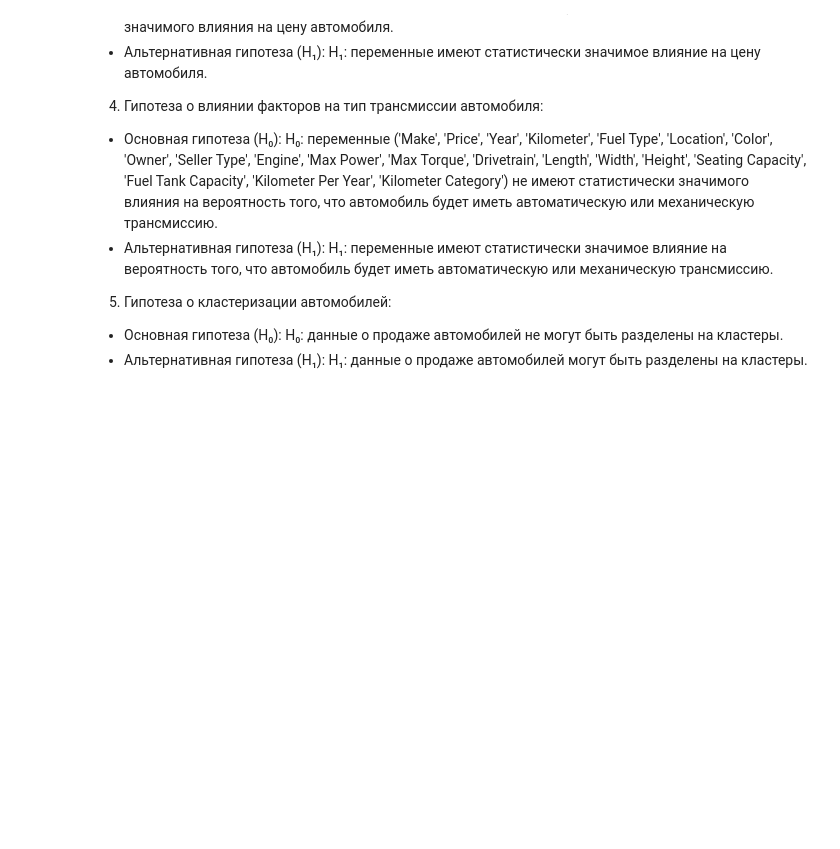
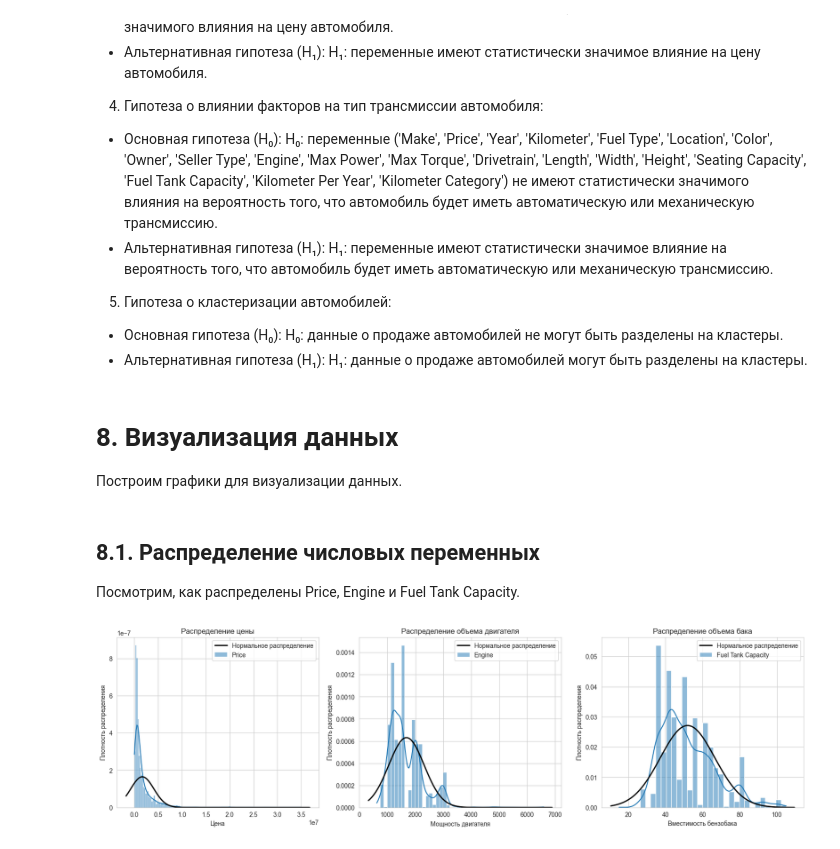
Before and after one commit to brshtsk/hell-in-python, a Jupyter notebook: Проект-авто.ipynb, the cells around one changed output. Drawn from its saved outputs; the diff is of its cells as text; code cells hidden in the pictures; blank space fills up the shorter version.

```diff
--- a/Проект-авто.ipynb
+++ b/Проект-авто.ipynb
@@ -226,7 +227,8 @@ df['Kilometer Per Year'] = df['Kilometer'] / (max_year + 1 - df['Year'])
 - Машина с пробегом от 1000 до 10000 км - почти новая
 - Машина с пробегом от 10000 - б/у
 # %%
-df['Kilometer Category'] = pd.cut(df['Kilometer'], bins=[-1, 1000, 10000, df['Kilometer'].max()], labels=['New', 'Almost New', 'Used'])
+df['Kilometer Category'] = pd.cut(df['Kilometer'], bins=[-1, 1000, 10000, df['Kilometer'].max()],
+                                  labels=['New', 'Almost New', 'Used'])
 # %%
 df
 # %% [output]
@@ -302,3 +304,41 @@ H₁: переменные имеют статистически значимо
 H₀: данные о продаже автомобилей не могут быть разделены на кластеры.
 - Альтернативная гипотеза (H₁):
 H₁: данные о продаже автомобилей могут быть разделены на кластеры.
+# %% [markdown]
+# 8. Визуализация данных
+
+Построим графики для визуализации данных.
+# %% [markdown]
+## 8.1. Распределение числовых переменных
+
+Посмотрим, как распределены Price, Engine и Fuel Tank Capacity.
+# %%
+import matplotlib.pyplot as plt
+import seaborn as sns
+import numpy as np
+from scipy import stats
+
+# Define the columns to plot
+columns = ['Price', 'Engine', 'Fuel Tank Capacity']
+titles = ['Распределение цены', 'Распределение объема двигателя', 'Распределение объема бака']
+xlabels = ['Цена', 'Мощность двигателя', 'Вместимость бензобака']
+
+# Create subplots
+fig, axes = plt.subplots(1, 3, figsize=(20, 5))
+
+# Loop through the columns and plot
+for i, col in enumerate(columns):
+    sns.histplot(df[col], kde=True, stat="density", ax=axes[i], label=col)
+    xmin, xmax = axes[i].get_xlim()
+    x = np.linspace(xmin, xmax, 100)
+    p = stats.norm.pdf(x, df[col].mean(), df[col].std())
+    axes[i].plot(x, p, 'k', linewidth=2, label='Нормальное распределение')
+    axes[i].legend()
+    axes[i].set_xlabel(xlabels[i])
+    axes[i].set_ylabel('Плотность распределения')
+    axes[i].set_title(titles[i])
+
+# Show the plots
+plt.show()
+# %% [output]
+[figure, added]
```
Also changed, not shown: parts of 32 cells of this notebook.
